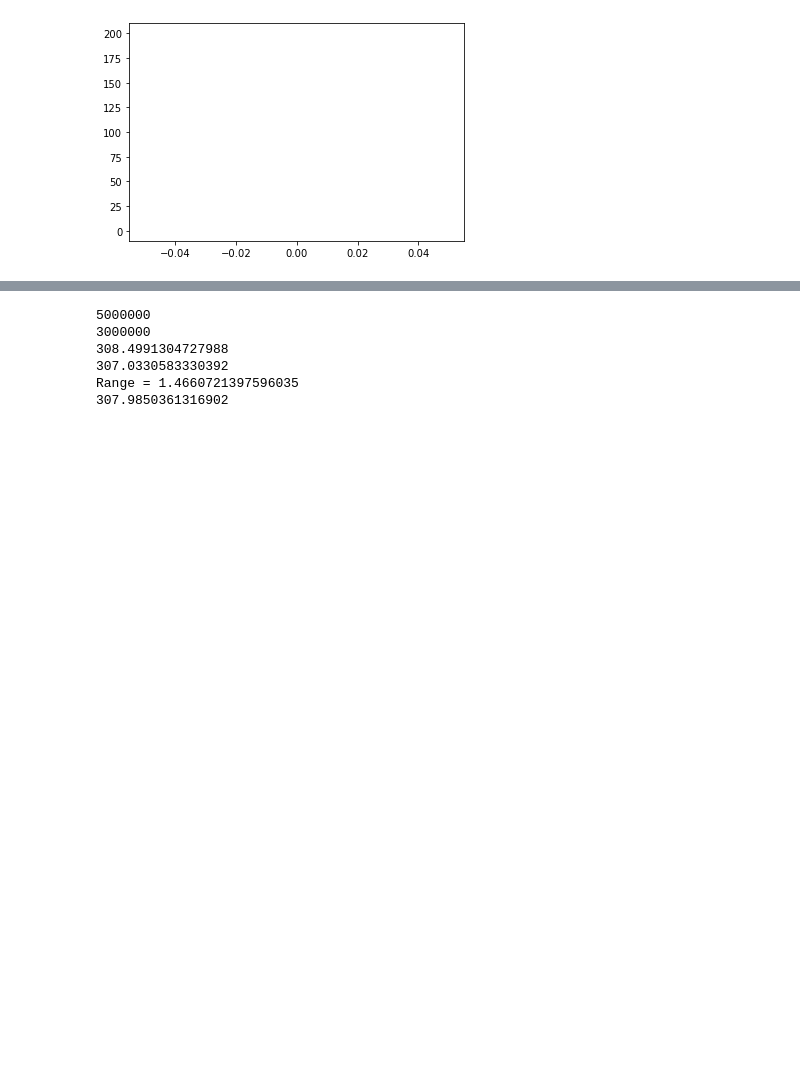
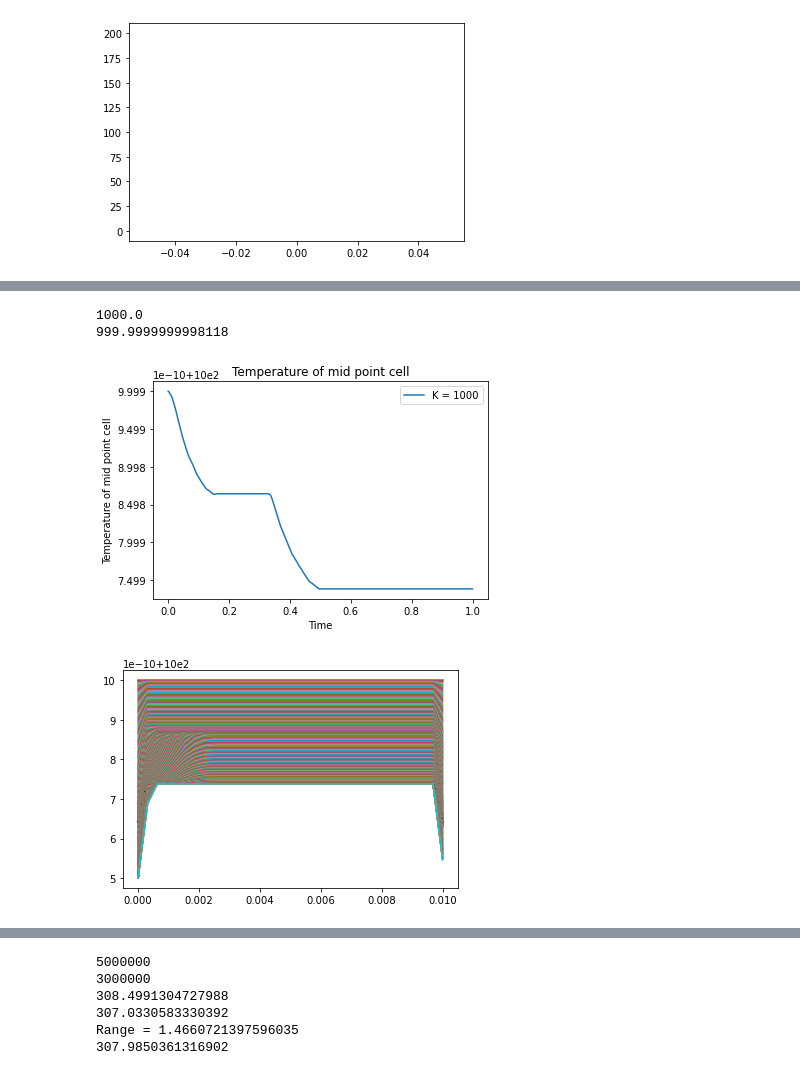
Before and after one commit to ExeQuantCode/HeatFlow, a Jupyter notebook: Plotting.ipynb, the cells around one changed output, grey strips where cells are left out. Saved outputs shown, nothing was run; the diff lists cells and outputs as text; code cells hidden in the pictures; blank space fills up the shorter version.

Commit message:
Debug

```diff
--- a/Plotting.ipynb
+++ b/Plotting.ipynb
@@ -215,0 +267,33 @@ ValueError: x and y must have same first dimension, but have shapes (1001,) and
+# %%
+import numpy as np
+import matplotlib.pyplot as plt
+
+data = np.loadtxt('./outputs/output_DEBUG8_freq_10.00_10')
+time = np.linspace(0, 1e-3*1000, 1000)
+nx  =  33
+ny  =  33
+nz  =  33
+mp = []
+position = np.linspace(0, 0.01, 33)
+
+for i in data:
+    mp.append(i[27])
+zero = np.ones(len(mp))*200
+
+print(max(mp))
+print(sum(mp)/len(mp))
+plt.plot(time,mp, label='K = 1000')
+# plt.plot(time,zero, label='K = 500')
+plt.title('Temperature of mid point cell')
+plt.xlabel('Time')
+plt.legend()
+plt.ylabel('Temperature of mid point cell')
+plt.show()
+for i in data:
+     t = i[1:]
+     plt.plot(position, t)
+# %% [output]
+1000.0
+999.9999999998118
+[figure, added]
+[figure, added]
```
Also changed, not shown: parts of 8 cells of this notebook, 14 other files.
